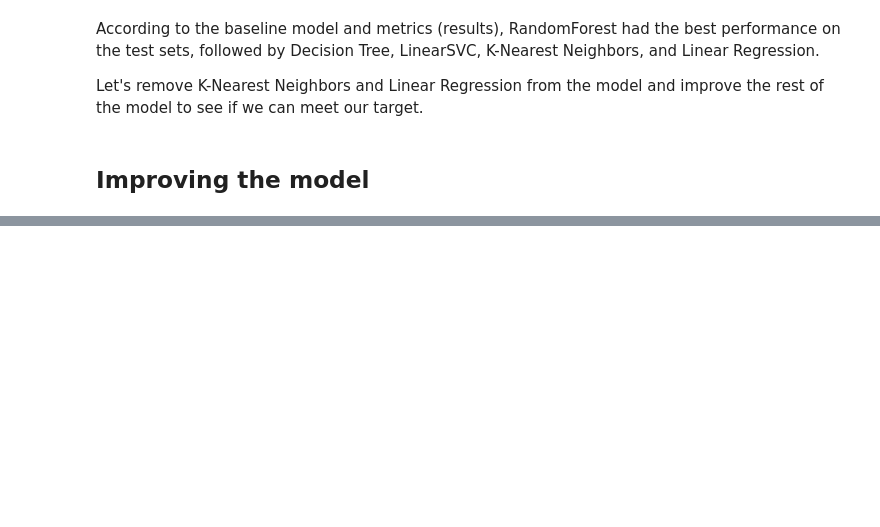
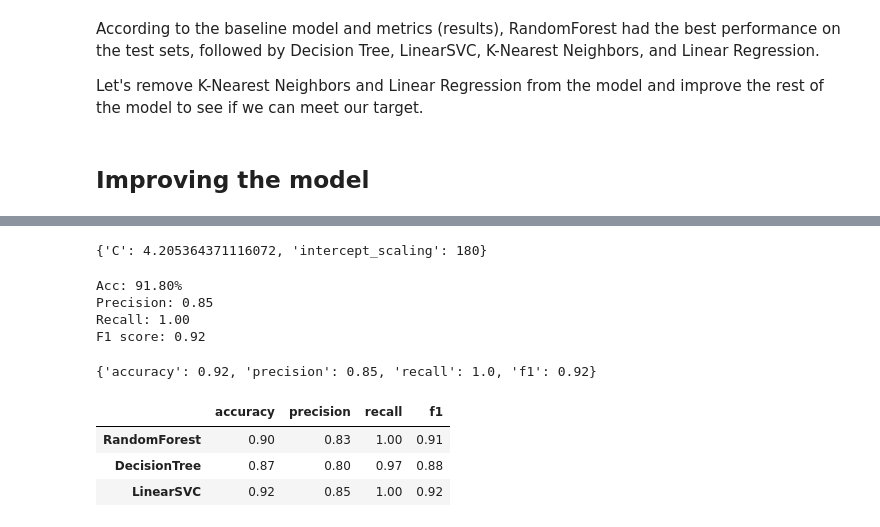
Before and after one commit to clevernat/heart-disease-project, a Jupyter notebook: HEART DISEASE PROJECT.ipynb, the cells around one changed output, grey strips where cells are left out. Saved outputs shown, nothing was run; the diff lists cells and outputs as text; code cells hidden in the pictures; blank space fills up the shorter version.

```diff
--- a/HEART DISEASE PROJECT.ipynb
+++ b/HEART DISEASE PROJECT.ipynb
@@ -624,0 +799,19 @@ Let's remove K-Nearest Neighbors and Linear Regression from the model and improv
+# %%
+%%time
+np.random.seed(2)
+
+# param_distributions = {"gamma": reciprocal(0.001, 0.1), "C": uniform(1, 10)}
+param_grid2 = {
+    'C': uniform(1, 10),
+    'intercept_scaling': np.arange(10, 300, 10)
+
+}
+
+# tune hyperparameters
+rs_linearSVC = RandomizedSearchCV(estimator=linearSVC,
+                                      n_iter=20,
+                                      param_distributions=param_grid2,
+                                      cv=5,
+                                      verbose=2)
+
+rs_linearSVC.fit(X_train, y_train)
@@ -624,0 +893,14 @@ Let's remove K-Nearest Neighbors and Linear Regression from the model and improv
+# %%
+rs_linearSVC.best_params_
+# %% [output]
+{'C': 4.205364371116072, 'intercept_scaling': 180}
+# %%
+rs_lsvc_preds = rs_linearSVC.predict(X_test)
+linear_svc_improve = evaluate_predictions(y_test, rs_lsvc_preds)
+linear_svc_improve
+# %% [output]
+Acc: 91.80%
+Precision: 0.85
+Recall: 1.00
+F1 score: 0.92
+{'accuracy': 0.92, 'precision': 0.85, 'recall': 1.0, 'f1': 0.92}
@@ -624,0 +909,12 @@ Let's remove K-Nearest Neighbors and Linear Regression from the model and improv
+# %%
+data = [random_forest_improve,
+        decision_tree_improve,
+        linear_svc_improve]
+
+results_df = pd.DataFrame(data, index=['RandomForest', 'DecisionTree', 'LinearSVC'])
+results_df
+# %% [output]
+|  | accuracy | precision | recall | f1 |
+| RandomForest | 0.90 | 0.83 | 1.00 | 0.91 |
+| DecisionTree | 0.87 | 0.80 | 0.97 | 0.88 |
+| LinearSVC | 0.92 | 0.85 | 1.00 | 0.92 |
```
Also changed, not shown: parts of 20 cells of this notebook.
